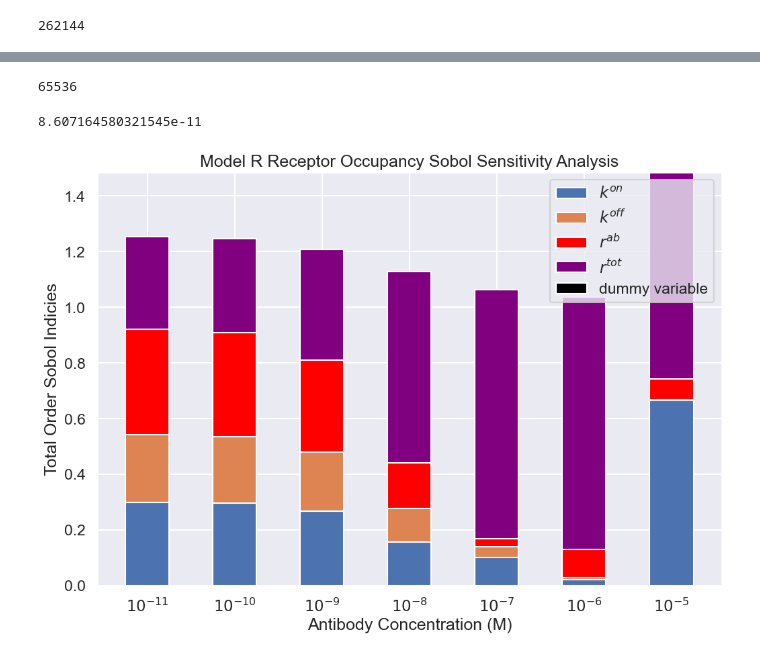
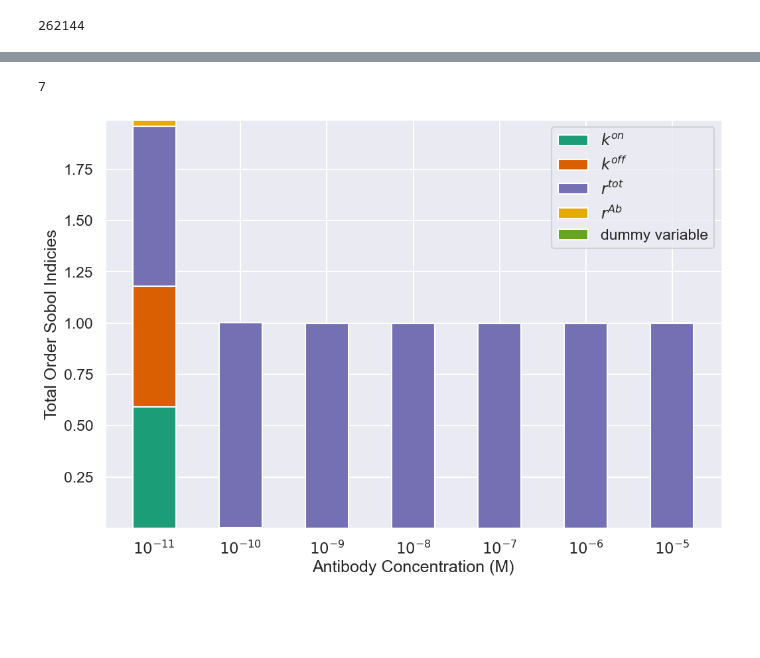
Before and after one commit to lukedtc/ADCC-Project, a Jupyter notebook: Corrected_model/model_r_single_cell_sensiv_analysis.ipynb, the cells around one changed output, grey strips where cells are left out. Drawn from its saved outputs; the diff is of its cells as text; code cells hidden in the pictures; blank space fills up the shorter version.

```diff
--- a/Corrected_model/model_r_single_cell_sensiv_analysis.ipynb
+++ b/Corrected_model/model_r_single_cell_sensiv_analysis.ipynb
@@ -29,3 +24,0 @@ tumour_cell_surface_area = 4*math.pi*((tumour_cell_radius)**2)
-# %%
-rtot = 1e2
-(np.sqrt((4*math.pi*((tumour_cell_radius)**2))/rtot))
@@ -62,14 +40,14 @@ def A2_steady_state(x, k2, koff, rtot, dummy):
 problem1 = {
     'num_vars': 5,
     'names': ['rtot', 'kon', 'r_ab', 'koff', 'dummy'],
-    'bounds': [[1e3, 1e7],
-               [1e4, 1e6],
-               [2e-11, 2e-7],
-               [1e-6, 1e-1],
+    'bounds': [[4, 6],
+               [4, 6],
+               [1e-8, 5e-8],
+               [-6, -4],
                [1, 1000]]
 }
 # %%
-vals = SALib.sample.sobol.sample(problem1, 131072)
+vals = SALib.sample.sobol.sample(problem1, 65536)
 Y_ag1 = np.zeros(len(vals))
 Y_ag2 = np.zeros(len(vals))
 Y_ab = np.zeros(len(vals))
@@ -91,13 +69,16 @@ for Ainit in A0s:
     for i, params in enumerate(vals):
 
         rtot = params[0]
+        rtot = 10**rtot
         kon = params[1]
+        kon = 10**kon
         r_ab = params[2]
         koff = params[3]
+        koff = 10**koff
         dummy = params[4]
 
-        reaction_volume = (2/3)*math.pi*((r_ab)**3)
-        target_effective_conc =(rtot)*(tumour_cell_surface_area)*(1/N_A)/(reaction_volume)
+        reaction_volume = (2*1e3*math.pi*(r_ab**3))/3
+        target_effective_conc =(rtot)*((math.pi*(r_ab**2))/(tumour_cell_surface_area))*(1/N_A)/(reaction_volume)
         k2 = target_effective_conc*kon/rtot
 
         if Ainit < 1e-8:
@@ -231,52 +192,45 @@ dummy  0.000000  0.000000
-# %%
-16384*2*2
-# %% [output]
-65536
-# %%
-(3*1e4*1e3*tumour_cell_surface_area/(2*1e4*N_A*math.pi))**(1/3)
-# %% [output]
-8.607164580321545e-11
 # %%
-kon1_si = np.zeros(len(A0s))
-koff1_si = np.zeros(len(A0s))
-rtot1_si = np.zeros(len(A0s))
-r_ab_si = np.zeros(len(A0s))
+
+kon_si = np.zeros(len(A0s))
+koff_si = np.zeros(len(A0s))
+rab_si = np.zeros(len(A0s))
+rtot_si = np.zeros(len(A0s))
 dummy_si = np.zeros(len(A0s))
+
 
 for i in range(len(indicies)):
     vals = indicies[i]
-    rtot1_si[i] = vals[0]
-    kon1_si[i] = vals[1]
-    r_ab_si[i] = vals[2]
-    koff1_si[i] = vals[3]
+    rtot_si[i] = vals[0]
+    kon_si[i] = vals[1]
+    rab_si[i] = vals[2]
+    koff_si[i] = vals[3]
     dummy_si[i] = vals[4]
 
+print(len(indicies))
 ab_conc = ( r'$10^{-11}$', r'$10^{-10}$', r'$10^{-9}$', r'$10^{-8}$', r'$10^{-7}$', r'$10^{-6}$', r'$10^{-5}$')
 
-param_indicies = {
-    r"$k^{on}$": kon1_si,
-    r"$k^{off}$": koff1_si,
-}
 
 sns.set_theme()
 sns.set_context("talk")
+
 width = 0.5
 fig, ax = plt.subplots(figsize=(12,8))
 bottom = np.zeros(7)
 
-for boolean, param_indicie in param_indicies.items():
-    p = ax.bar(ab_conc, param_indicie, width, label=boolean, bottom=bottom)
-    bottom += param_indicie
-
-ax.bar(ab_conc, r_ab_si, width, label=r'$r^{ab}$', bottom= bottom, color='red')
-bottom+= r_ab_si
-ax.bar(ab_conc, rtot1_si, width, label=r'$r^{tot}$', bottom= bottom, color='purple')
-bottom+= rtot1_si
-ax.bar(ab_conc, dummy_si, width, label='dummy variable', bottom=bottom, color='black')
-ax.set_title('Model R Receptor Occupancy Sobol Sensitivity Analysis')
+cm = plt.cm.get_cmap('Dark2')
+ax.bar(ab_conc, kon_si, width, label=r'$k^{on}$', bottom= bottom, color=cm(0))
+bottom+= kon_si
+ax.bar(ab_conc, koff_si, width, label=r'$k^{off}$', bottom= bottom, color=cm(1))
+bottom+= koff_si
+ax.bar(ab_conc, rtot_si, width, label=r'$r^{tot}$', bottom= bottom, color=cm(2))
+bottom+= rtot_si
+ax.bar(ab_conc, rab_si, width, label=r'$r^{Ab}$', bottom= bottom, color=cm(5))
+bottom+= rab_si
+ax.bar(ab_conc, dummy_si, width, label='dummy variable', bottom=bottom, color=cm(4))
 ax.legend(loc='best')
 ax.set_xlabel('Antibody Concentration (M)')
 ax.set_ylabel('Total Order Sobol Indicies')
-plt.savefig('/Users/lukeheirene/ADCC-Project/Figures/model_r_corrected_total_ab_number_total_order_sensiv_analysis.png')
+plt.savefig('/Users/lukeheirene/ADCC-Project/Figures/model_r_bound_antibody_total_order_sensiv_analysis.png')
 # %% [output]
+7
-[figure, old version]
+[figure, new version]
```
Also changed, not shown: parts of 6 cells of this notebook, 8 other files.
